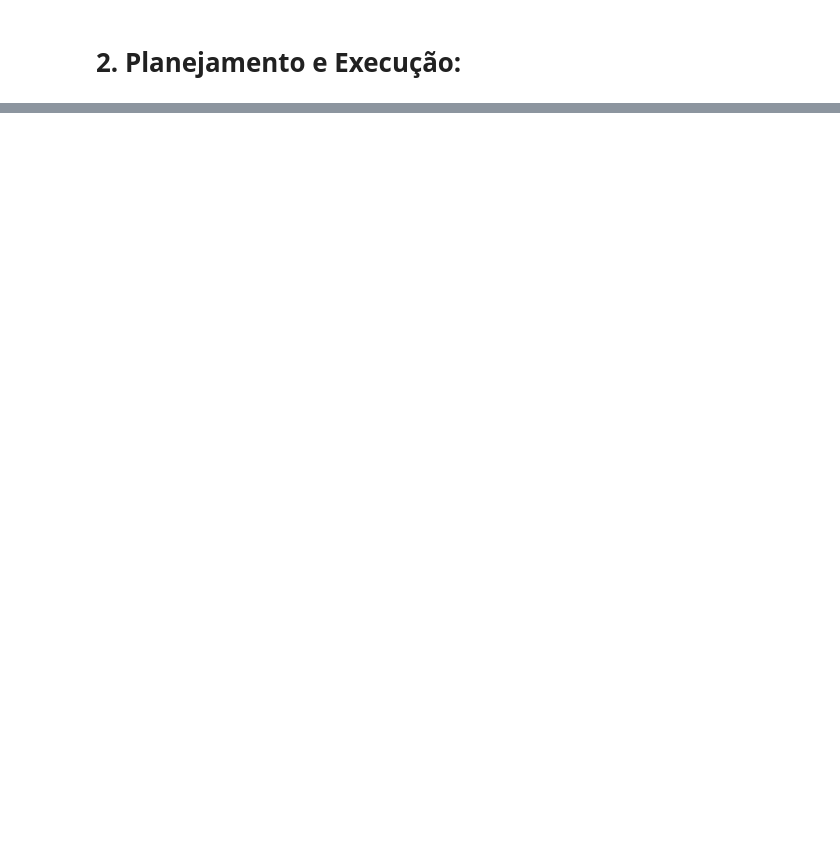
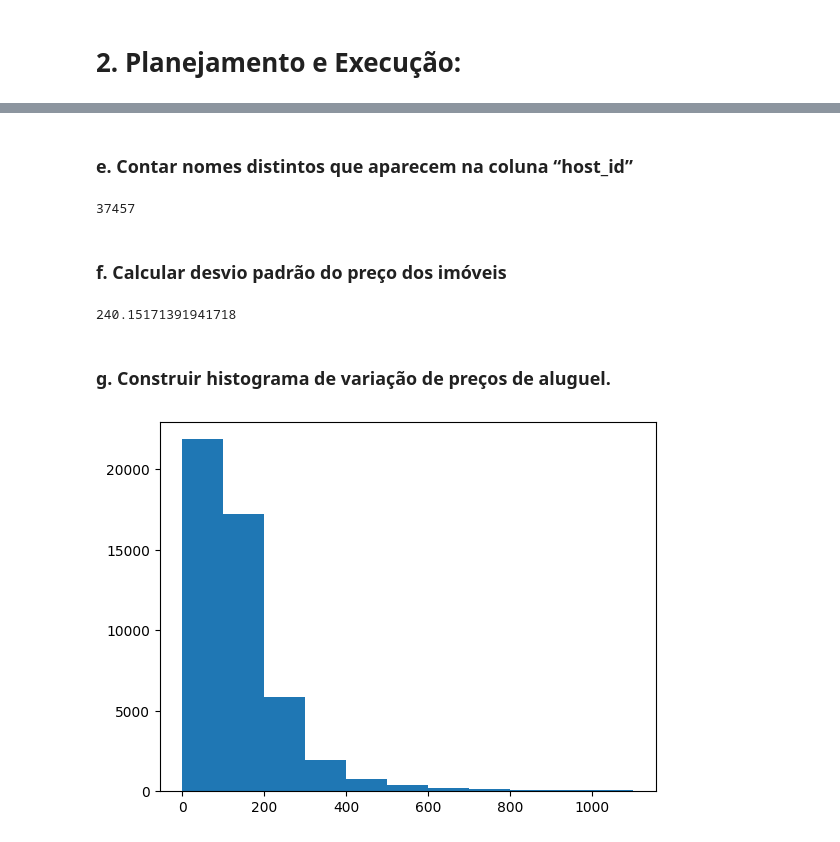
Before and after one commit to pa-pcosta/NYC-Airbnb-Analysis, a Jupyter notebook: notebooks/NYC_Airbnb_Analysis.ipynb, the cells around one changed output, grey strips where cells are left out. Cells and saved outputs as stored; diff of their text form; code cells hidden in the pictures; blank space fills up the shorter version.

```diff
--- a/notebooks/NYC_Airbnb_Analysis.ipynb
+++ b/notebooks/NYC_Airbnb_Analysis.ipynb
@@ -33,8 +35,10 @@ Respostas para as perguntas que esse projeto buscava responder:
 # %%
-import pandas
-import numpy
+import pandas as pd
+import numpy as np
+import matplotlib.pyplot as plt
 
-urlDataSetAlugueisAirbnbNyc = "https://raw.githubusercontent.com/pa-pcosta/NYC-Airbnb-Analysis/main/dataset/AB_NYC_2019.csv";
 
-data = pandas.read_csv(urlDataSetAlugueisAirbnbNyc);
+url_data_set_alugueis_airbnb_nyc = "https://raw.githubusercontent.com/pa-pcosta/NYC-Airbnb-Analysis/main/dataset/AB_NYC_2019.csv";
+
+data = pd.read_csv(url_data_set_alugueis_airbnb_nyc);
 # %% [markdown]
@@ -51,0 +46,6 @@ print(mediaPrecosDeAlugueis);
+# %%
+coluna_preco = 'price'
+precos_alugueis = data.loc[:, coluna_preco];
+media_precos_alugueis = np.mean(precos_alugueis);
+
+print(media_precos_alugueis);
@@ -75,0 +82,30 @@ print(maiorAluguel);
+# %% [markdown]
+### e. Contar nomes distintos que aparecem na coluna “host_id”
+# %%
+coluna_id_host = 'host_id'
+
+anuncios_de_hosts = data.loc[:, coluna_id_host]
+
+quantidade_hosts = len(np.unique(anuncios_de_hosts))
+
+print(quantidade_hosts)
+# %% [output]
+37457
+# %% [markdown]
+### f. Calcular desvio padrão do preço dos imóveis
+# %%
+np.std(precos_alugueis)
+# %% [output]
+240.15171391941718
+# %% [markdown]
+### g. Construir histograma de variação de preços de aluguel.
+# %%
+valor_aluguel_maximo = 1100
+variacao_aluguel_a_ser_apresentado = 100
+linhas_abaixo_do_aluguel_maximo = data.loc[:, coluna_preco] < valor_aluguel_maximo
+linhas_filtradas_para_histograma_precos = data.loc[linhas_abaixo_do_aluguel_maximo, coluna_preco]
+numero_de_bins_no_histograma = int(valor_aluguel_maximo / variacao_aluguel_a_ser_apresentado)
+
+plt.hist(linhas_filtradas_para_histograma_precos, bins= numero_de_bins_no_histograma);
+# %% [output]
+[figure, added]
```
Also changed, not shown: parts of 18 cells of this notebook.
